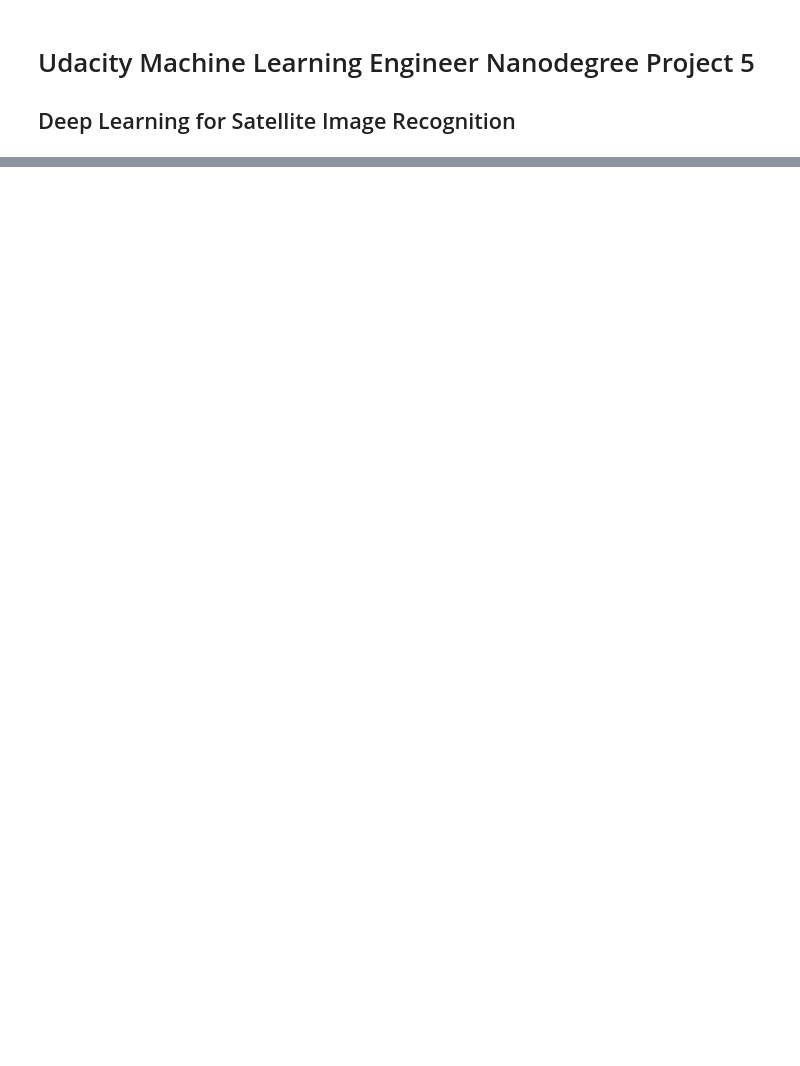
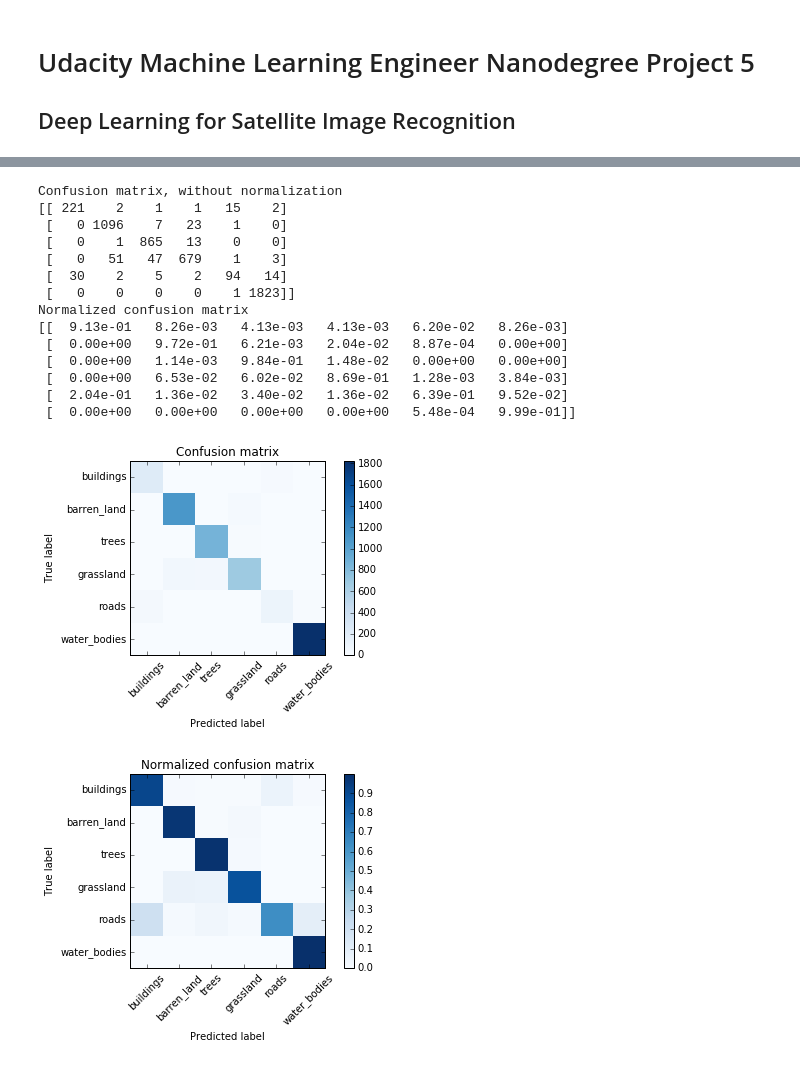
Before and after one commit to jason-osajima/ml-nanodegree, a Jupyter notebook: capstone_project_analysis.ipynb, the cells around one changed output, grey strips where cells are left out. Cells and saved outputs as stored; diff of their text form; code cells hidden in the pictures; blank space fills up the shorter version.

```diff
--- a/capstone_project_analysis.ipynb
+++ b/capstone_project_analysis.ipynb
@@ -52,0 +58,48 @@ plt.show()
+# %%
+land_cover = ['buildings', 'barren_land', 'trees', 'grassland', 'roads', 'water_bodies']
+
+def plot_confusion_matrix(cm, title='Confusion matrix', cmap=plt.cm.Blues):
+    plt.imshow(cm, interpolation='nearest', cmap=cmap)
+    plt.title(title)
+    plt.colorbar()
+    tick_marks = np.arange(len(land_cover))
+    plt.xticks(tick_marks, land_cover, rotation=45)
+    plt.yticks(tick_marks, land_cover)
+    plt.tight_layout()
+    plt.ylabel('True label')
+    plt.xlabel('Predicted label')
+
+
+# Compute confusion matrix
+np.set_printoptions(precision=2)
+print('Confusion matrix, without normalization')
+print(cnn_1_cm)
+plt.figure()
+plot_confusion_matrix(cnn_1_cm)
+
+# Normalize the confusion matrix by row (i.e by the number of samples
+# in each class)
+cm_normalized = cnn_1_cm.astype('float') / cnn_1_cm.sum(axis=1)[:, np.newaxis]
+print('Normalized confusion matrix')
+print(cm_normalized)
+plt.figure()
+plot_confusion_matrix(cm_normalized, title='Normalized confusion matrix')
+
+plt.show()
+# %% [output]
+Confusion matrix, without normalization
+[[ 221    2    1    1   15    2]
+ [   0 1096    7   23    1    0]
+ [   0    1  865   13    0    0]
+ [   0   51   47  679    1    3]
+ [  30    2    5    2   94   14]
+ [   0    0    0    0    1 1823]]
+Normalized confusion matrix
+[[  9.13e-01   8.26e-03   4.13e-03   4.13e-03   6.20e-02   8.26e-03]
+ [  0.00e+00   9.72e-01   6.21e-03   2.04e-02   8.87e-04   0.00e+00]
+ [  0.00e+00   1.14e-03   9.84e-01   1.48e-02   0.00e+00   0.00e+00]
+ [  0.00e+00   6.53e-02   6.02e-02   8.69e-01   1.28e-03   3.84e-03]
+ [  2.04e-01   1.36e-02   3.40e-02   1.36e-02   6.39e-01   9.52e-02]
+ [  0.00e+00   0.00e+00   0.00e+00   0.00e+00   5.48e-04   9.99e-01]]
+[figure, added]
+[figure, added]
```
Also changed, not shown: parts of 3 cells of this notebook.
